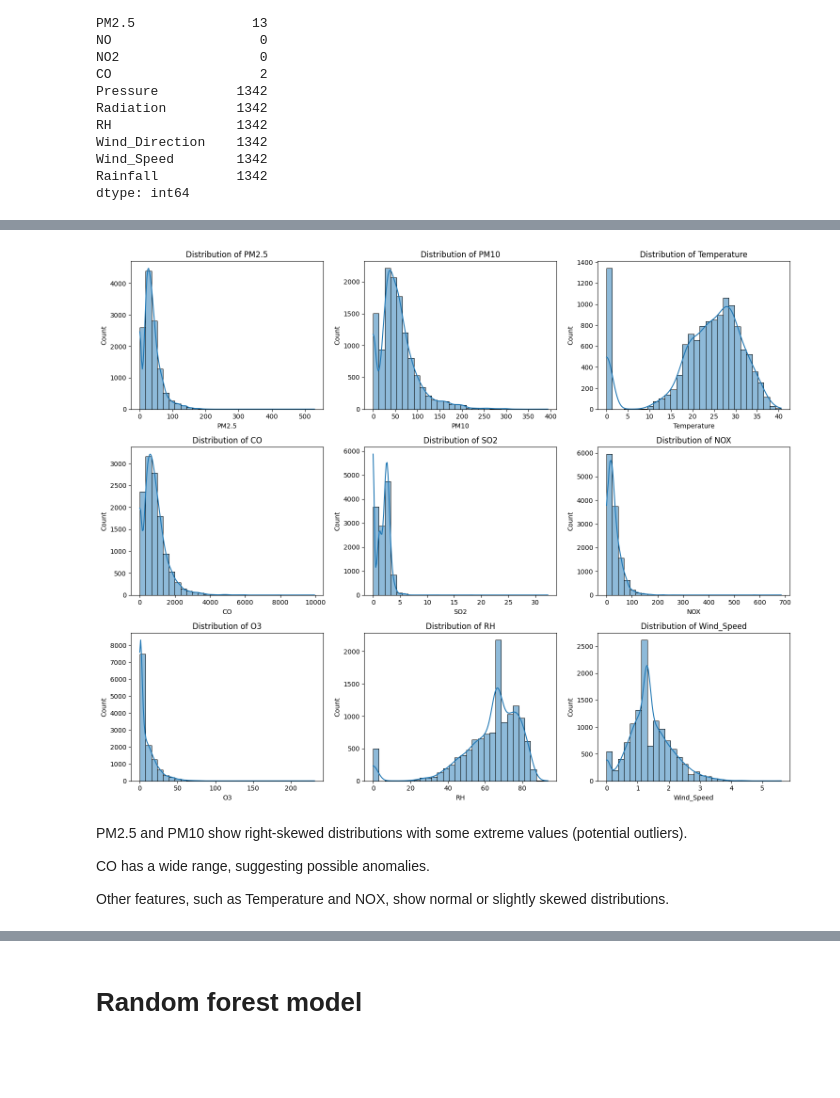
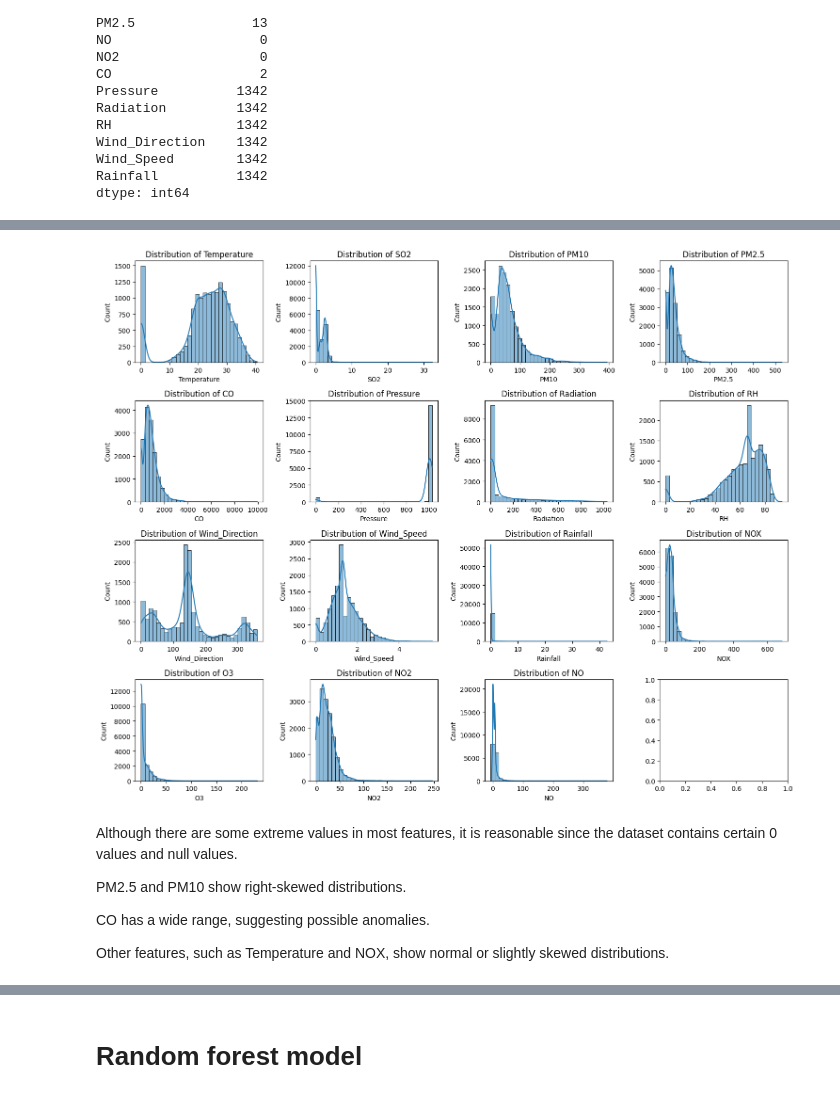
Before and after one commit to sandn0/practical_work, a Jupyter notebook: pm_prediction.ipynb, the cells around one changed output, grey strips where cells are left out. Saved outputs shown, nothing was run; the diff lists cells and outputs as text; code cells hidden in the pictures; blank space fills up the shorter version.

```diff
--- a/pm_prediction.ipynb
+++ b/pm_prediction.ipynb
@@ -22,3 +31,9 @@ df = pd.read_excel(xls, sheet_name='Data')
+# %%
+df1 = pd.read_excel("BVMT_1.xlsx")
+df2 = pd.read_excel("BVMT_2.xlsx")
+df3 = pd.read_excel("BVMT_3.xlsx")
+
+df = pd.concat([df1, df2, df3])
 # %%
 df.head(5)
 # %% [output]
@@ -132,17 +148,19 @@ df.describe()
 # %%
-fig, axes = plt.subplots(3, 3, figsize=(15, 12))
-columns_to_plot = ["PM2.5", "PM10", "Temperature", "CO", "SO2", "NOX", "O3", "RH", "Wind_Speed"]
+fig, axes = plt.subplots(4, 4, figsize=(15, 12))
+columns_to_plot = ["Temperature", "SO2", "PM10", "PM2.5", "CO", "Pressure", "Radiation", "RH", "Wind_Direction", "Wind_Speed", "Rainfall", "NOX", "O3", "NO2", "NO"]
 
 for ax, col in zip(axes.flat, columns_to_plot):
     sns.histplot(df[col], bins=30, kde=True, ax=ax)
     ax.set_title(f"Distribution of {col}")
 
 plt.tight_layout()
 plt.show()
 # %% [output]
-[figure, old version]
+[figure, new version]
 # %% [markdown]
-PM2.5 and PM10 show right-skewed distributions with some extreme values (potential outliers).
+Although there are some extreme values in most features, it is reasonable since the dataset contains certain 0 values and null values.
+
+PM2.5 and PM10 show right-skewed distributions.
 
 CO has a wide range, suggesting possible anomalies.
 
```
Also changed, not shown: parts of 19 cells of this notebook.
